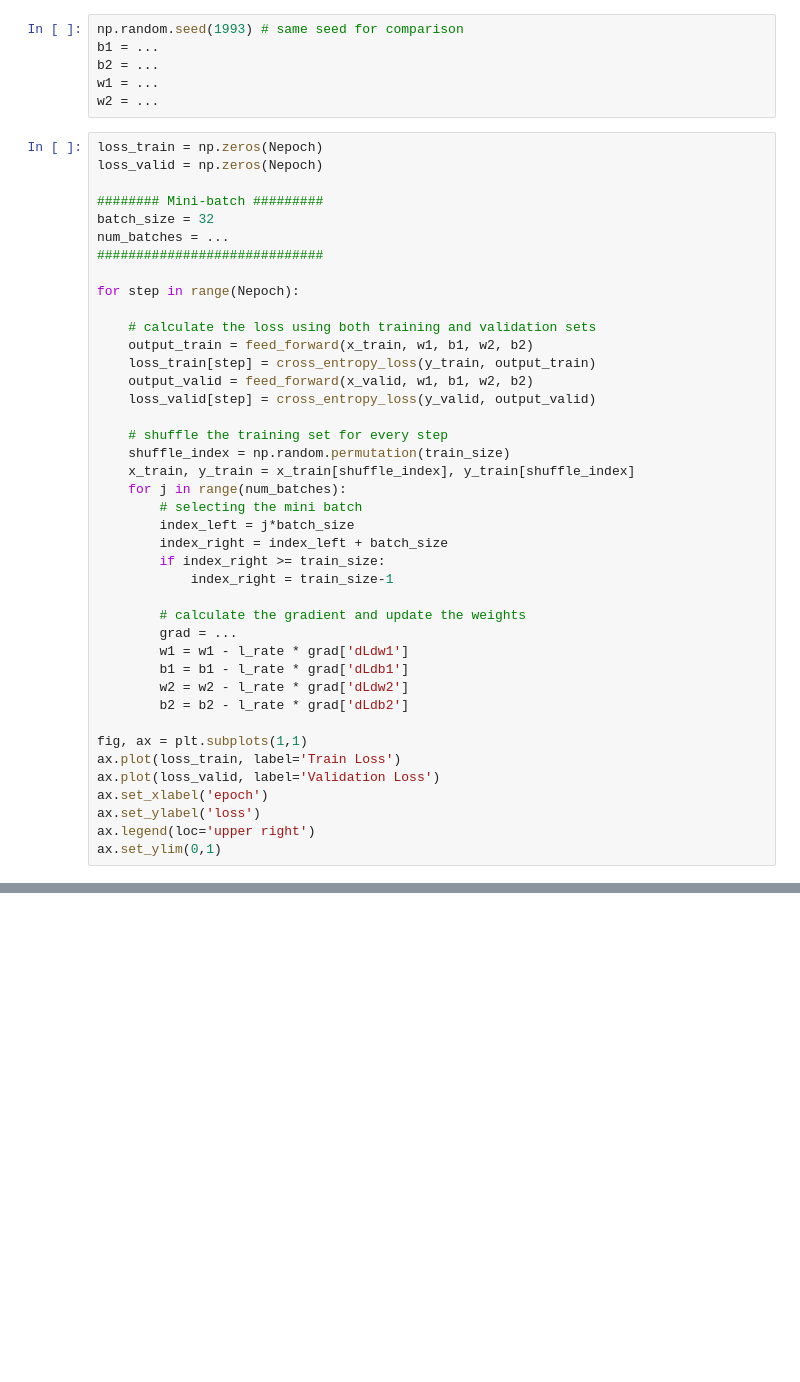
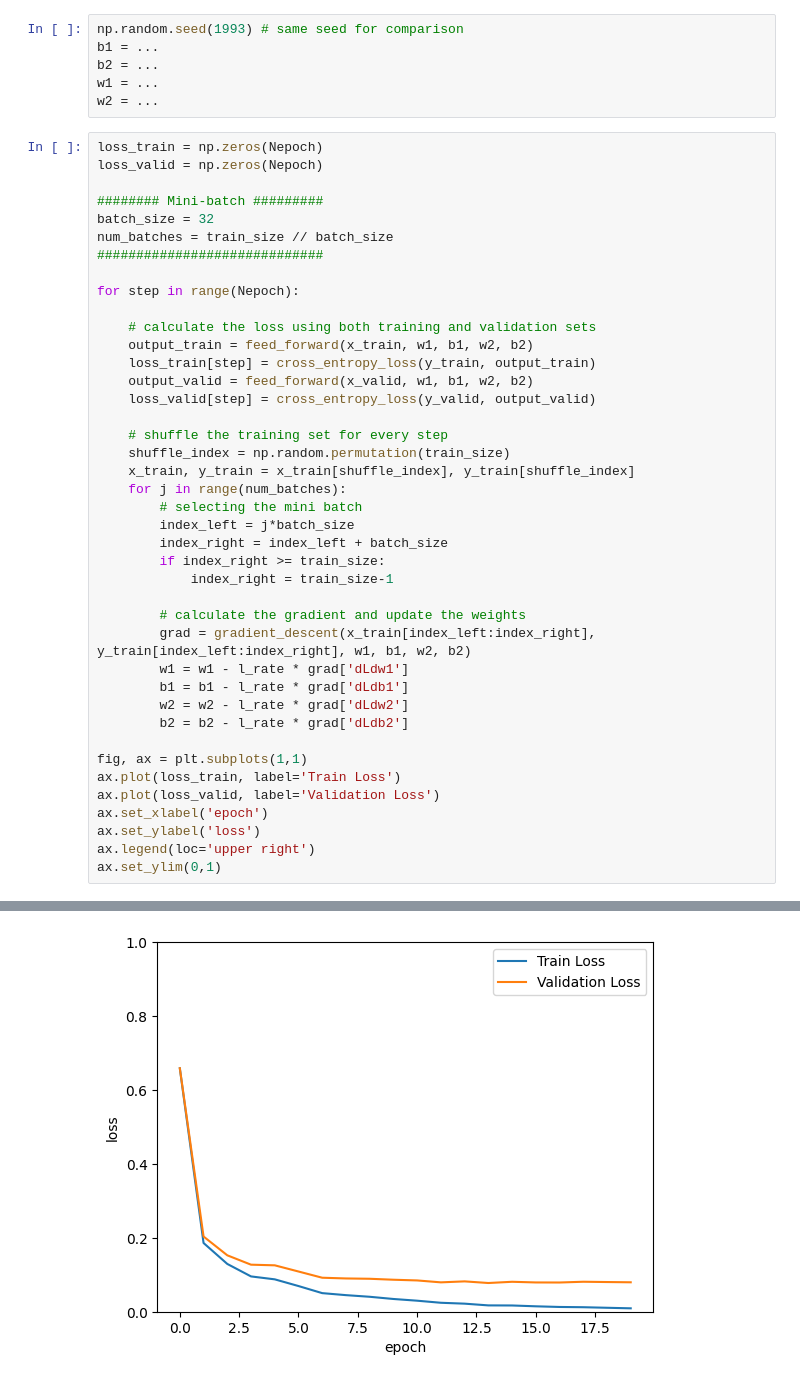
Before and after one commit to vernica-mehta/astr4004-8004-2025, a Jupyter notebook: notebooks/neural-network-part1.ipynb, the cells around one changed output, grey strips where cells are left out. Drawn from its saved outputs; the diff is of its cells as text; blank space fills up the shorter version.

```diff
--- a/notebooks/neural-network-part1.ipynb
+++ b/notebooks/neural-network-part1.ipynb
@@ -419,7 +435,7 @@ loss_valid = np.zeros(Nepoch)
 
 ######## Mini-batch #########
 batch_size = 32
-num_batches = ...
+num_batches = train_size // batch_size
 #############################
 
 for step in range(Nepoch):
@@ -441,7 +457,7 @@ for step in range(Nepoch):
             index_right = train_size-1
 
         # calculate the gradient and update the weights
-        grad = ...
+        grad = gradient_descent(x_train[index_left:index_right], y_train[index_left:index_right], w1, b1, w2, b2)
         w1 = w1 - l_rate * grad['dLdw1']
         b1 = b1 - l_rate * grad['dLdb1']
         w2 = w2 - l_rate * grad['dLdw2']
@@ -454,3 +470,4 @@ ax.set_xlabel('epoch')
 ax.set_ylabel('loss')
 ax.legend(loc='upper right')
 ax.set_ylim(0,1)
+# %% [output]
@@ -456,0 +475 @@ ax.set_ylim(0,1)
+[figure, added]
```
Also changed, not shown: parts of 16 cells of this notebook, 4 other files.
